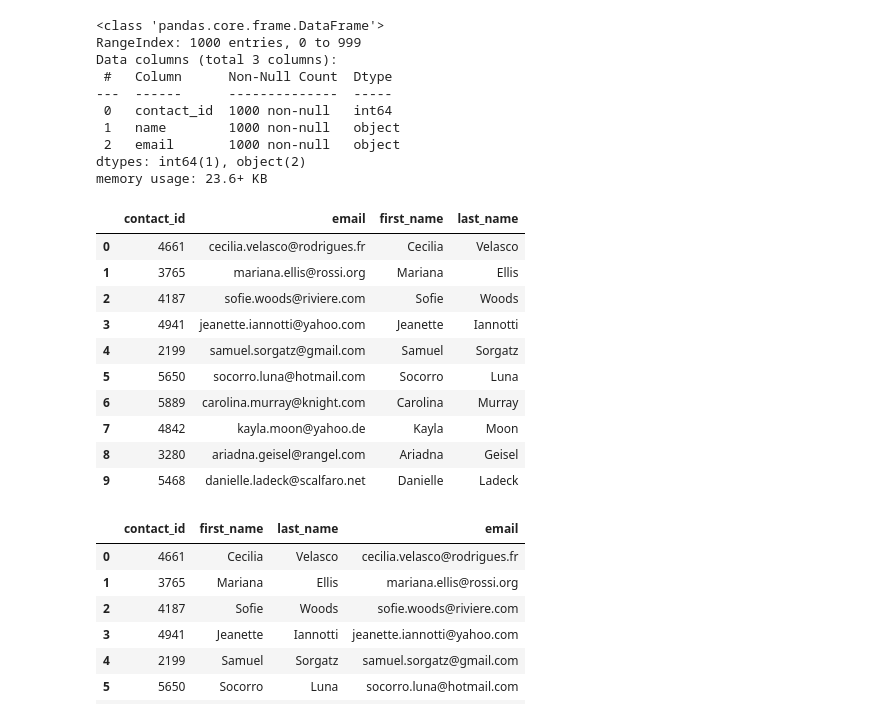
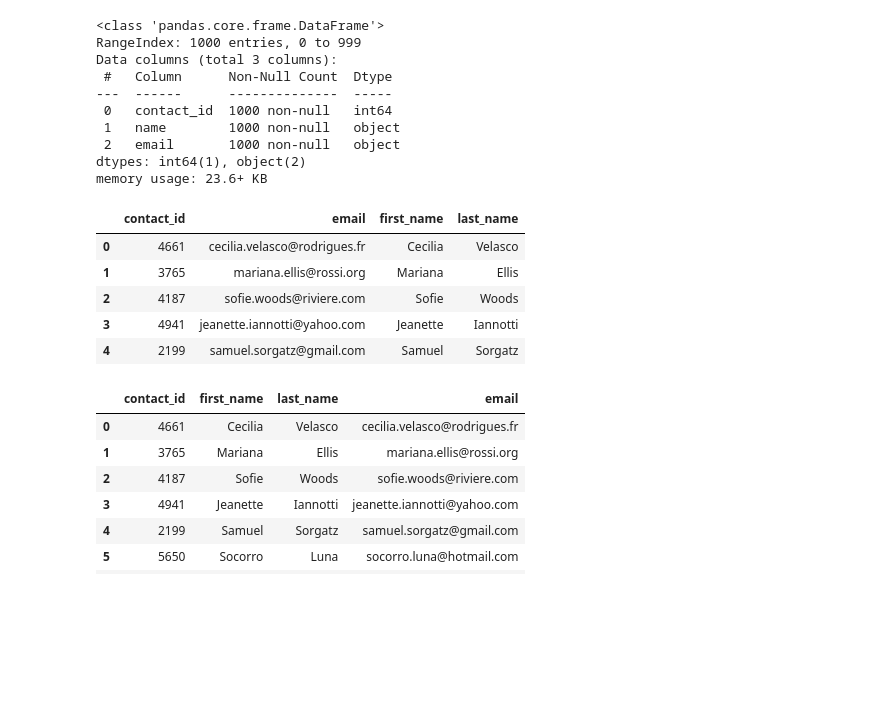
Before and after one commit to eshayden0617/Crowdfunding_ETL, a Jupyter notebook: Eleanor's Copy.ipynb, the cells around one changed output. Cells and saved outputs as stored; diff of their text form; code cells hidden in the pictures; blank space fills up the shorter version.

```diff
--- a/Eleanor's Copy.ipynb
+++ b/Eleanor's Copy.ipynb
@@ -291,8 +291,8 @@ Then export the DataFrame as a `contacts.csv` CSV file.
 # %%
 # Iterate through the contact_info_df and convert each row to a dictionary.
 import json
-dict_values = []
 
+dict_values = [json.loads(row[0]) for index, row in contact_info_df.iloc[1:].iterrows()]
 
 # Print out the list of values for each row.
 print(dict_values)
@@ -301,6 +301,8 @@ print(dict_values)
 # %%
 # Create a contact_info DataFrame and add each list of values, i.e., each row
 # to the 'contact_id', 'name', 'email' columns.
+contacts_df_clean = pd.DataFrame(dict_values, columns = ['contact_id', 'name', 'email'])
+contacts_df_clean.head()
 # %% [output]
 |  | contact_id | name | email |
 | 0 | 4661 | Cecilia Velasco | cecilia.velasco@rodrigues.fr |
@@ -323,20 +326,18 @@ dtypes: int64(1), object(2)
 memory usage: 23.6+ KB
 # %%
 # Create a "first"name" and "last_name" column with the first and last names from the "name" column.
-
+contacts_df_clean[['first_name', 'last_name']] = contacts_df_clean['name'].str.split(' ', expand=True)
 
 # Drop the contact_name column
+contacts_df_clean.drop(columns=['name'], inplace=True)
+
+contacts_df_clean.head()
 # %% [output]
 |  | contact_id | email | first_name | last_name |
 | 0 | 4661 | cecilia.velasco@rodrigues.fr | Cecilia | Velasco |
 | 1 | 3765 | mariana.ellis@rossi.org | Mariana | Ellis |
 | 2 | 4187 | sofie.woods@riviere.com | Sofie | Woods |
 | 3 | 4941 | jeanette.iannotti@yahoo.com | Jeanette | Iannotti |
 | 4 | 2199 | samuel.sorgatz@gmail.com | Samuel | Sorgatz |
-| 5 | 5650 | socorro.luna@hotmail.com | Socorro | Luna |
-| 6 | 5889 | carolina.murray@knight.com | Carolina | Murray |
-| 7 | 4842 | kayla.moon@yahoo.de | Kayla | Moon |
-| 8 | 3280 | ariadna.geisel@rangel.com | Ariadna | Geisel |
-| 9 | 5468 | danielle.ladeck@scalfaro.net | Danielle | Ladeck |
 # %%
 # Reorder the columns
```
Also changed, not shown: parts of 7 cells of this notebook, 1 other file.
